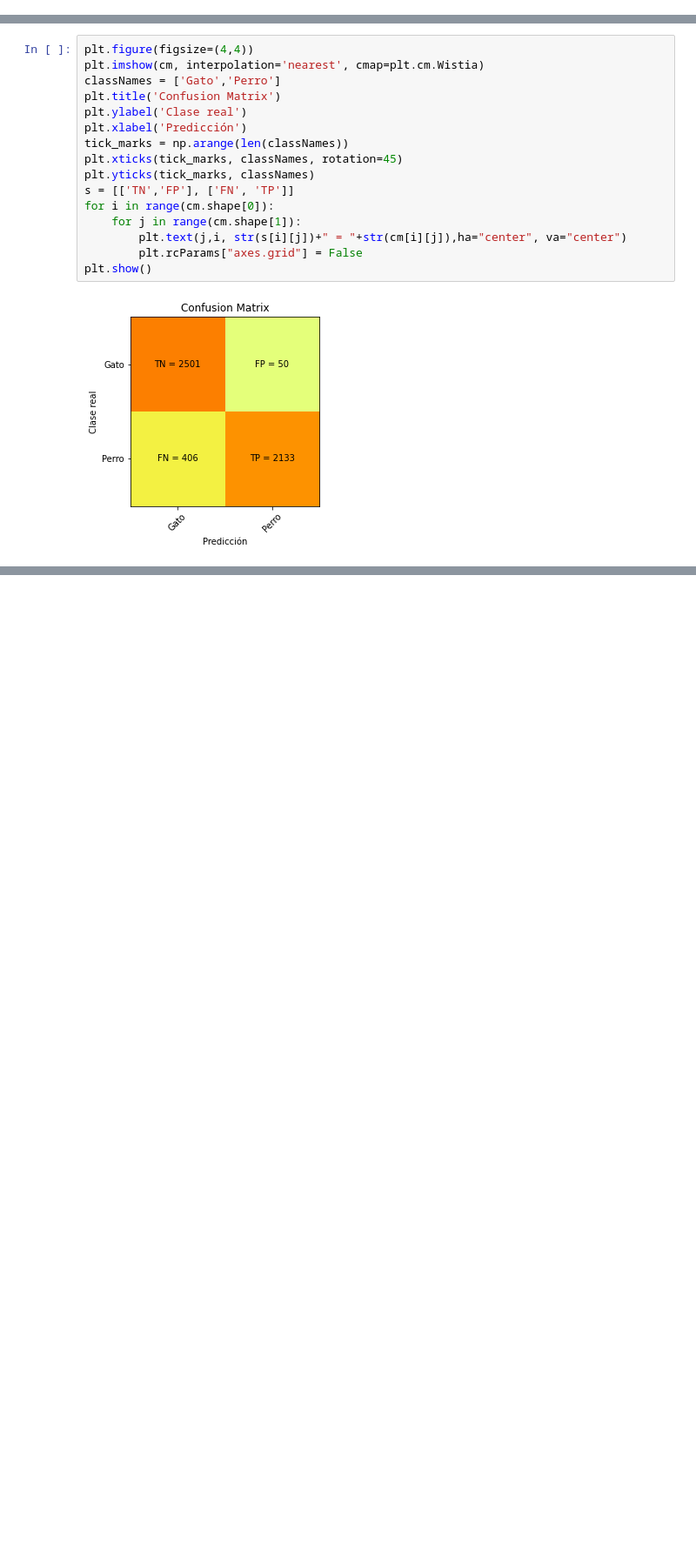
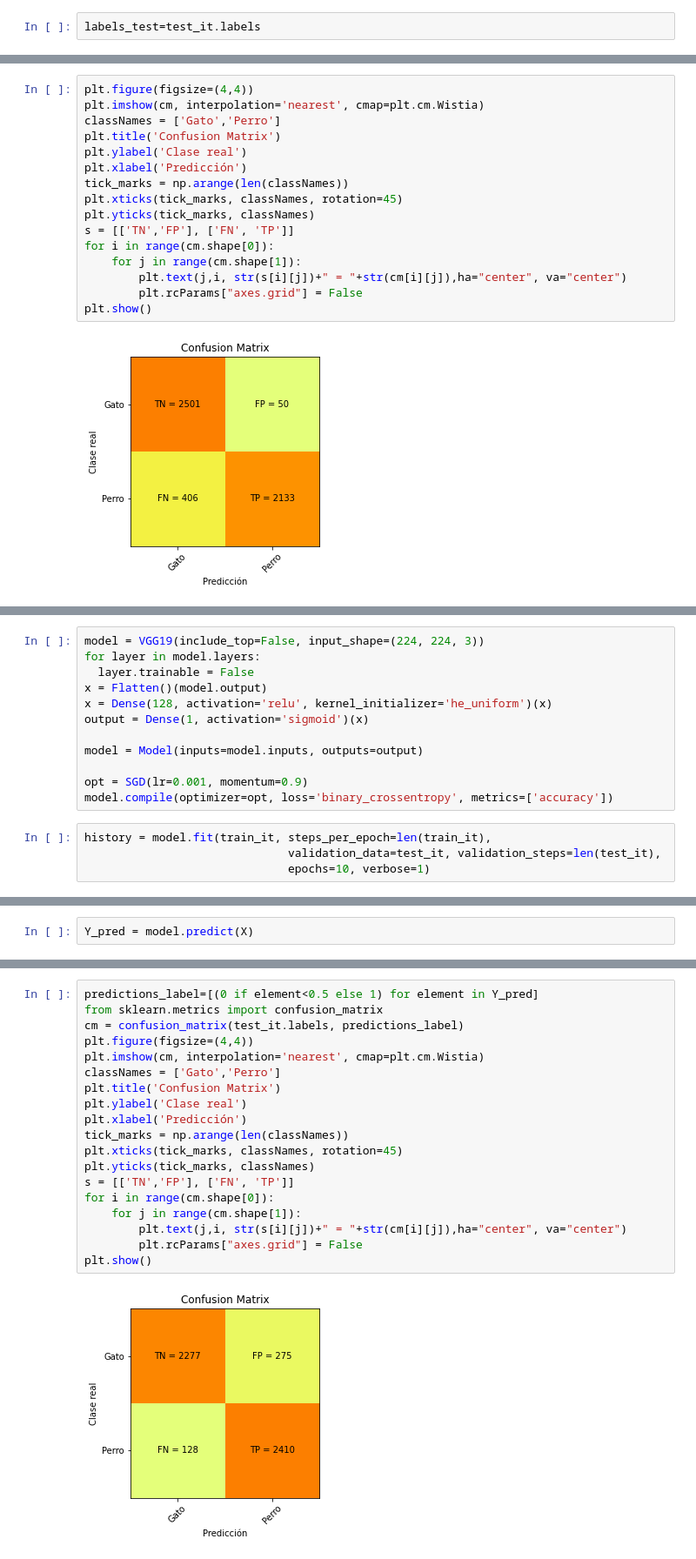
Before and after one commit to ibonetc/VisionAPI_TensorFlow_Python, a Jupyter notebook: DA_Ejemplo2_Clasificar_Imagenes_Keras.ipynb, the cells around one changed output, grey strips where cells are left out. Shown at 87% size. Cells and saved outputs as stored; diff of their text form; blank space fills up the shorter version.

```diff
--- a/DA_Ejemplo2_Clasificar_Imagenes_Keras.ipynb
+++ b/DA_Ejemplo2_Clasificar_Imagenes_Keras.ipynb
@@ -744,3 +734,5 @@ predictions_label=[(0 if element<0.5 else 1) for element in predictions]
+# %%
+labels_test=test_it.labels
 # %%
 from sklearn.metrics import confusion_matrix
 cm = confusion_matrix(labels_test, predictions_label)
@@ -768,0 +763,16 @@ plt.show()
+# %%
+model = VGG19(include_top=False, input_shape=(224, 224, 3))
+for layer in model.layers:
+  layer.trainable = False
+x = Flatten()(model.output)
+x = Dense(128, activation='relu', kernel_initializer='he_uniform')(x)
+output = Dense(1, activation='sigmoid')(x)
+
+model = Model(inputs=model.inputs, outputs=output)
+
+opt = SGD(lr=0.001, momentum=0.9)
+model.compile(optimizer=opt, loss='binary_crossentropy', metrics=['accuracy'])
+# %%
+history = model.fit(train_it, steps_per_epoch=len(train_it),
+                              validation_data=test_it, validation_steps=len(test_it),
+                              epochs=10, verbose=1)
@@ -768,0 +800,2 @@ plt.show()
+# %%
+Y_pred = model.predict(X)
@@ -768,0 +807,21 @@ plt.show()
+# %%
+predictions_label=[(0 if element<0.5 else 1) for element in Y_pred]
+from sklearn.metrics import confusion_matrix
+cm = confusion_matrix(test_it.labels, predictions_label)
+plt.figure(figsize=(4,4))
+plt.imshow(cm, interpolation='nearest', cmap=plt.cm.Wistia)
+classNames = ['Gato','Perro']
+plt.title('Confusion Matrix')
+plt.ylabel('Clase real')
+plt.xlabel('Predicción')
+tick_marks = np.arange(len(classNames))
+plt.xticks(tick_marks, classNames, rotation=45)
+plt.yticks(tick_marks, classNames)
+s = [['TN','FP'], ['FN', 'TP']]
+for i in range(cm.shape[0]):
+    for j in range(cm.shape[1]):
+        plt.text(j,i, str(s[i][j])+" = "+str(cm[i][j]),ha="center", va="center")
+        plt.rcParams["axes.grid"] = False
+plt.show()
+# %% [output]
+[figure, added]
```
Also changed, not shown: parts of 13 cells of this notebook.
